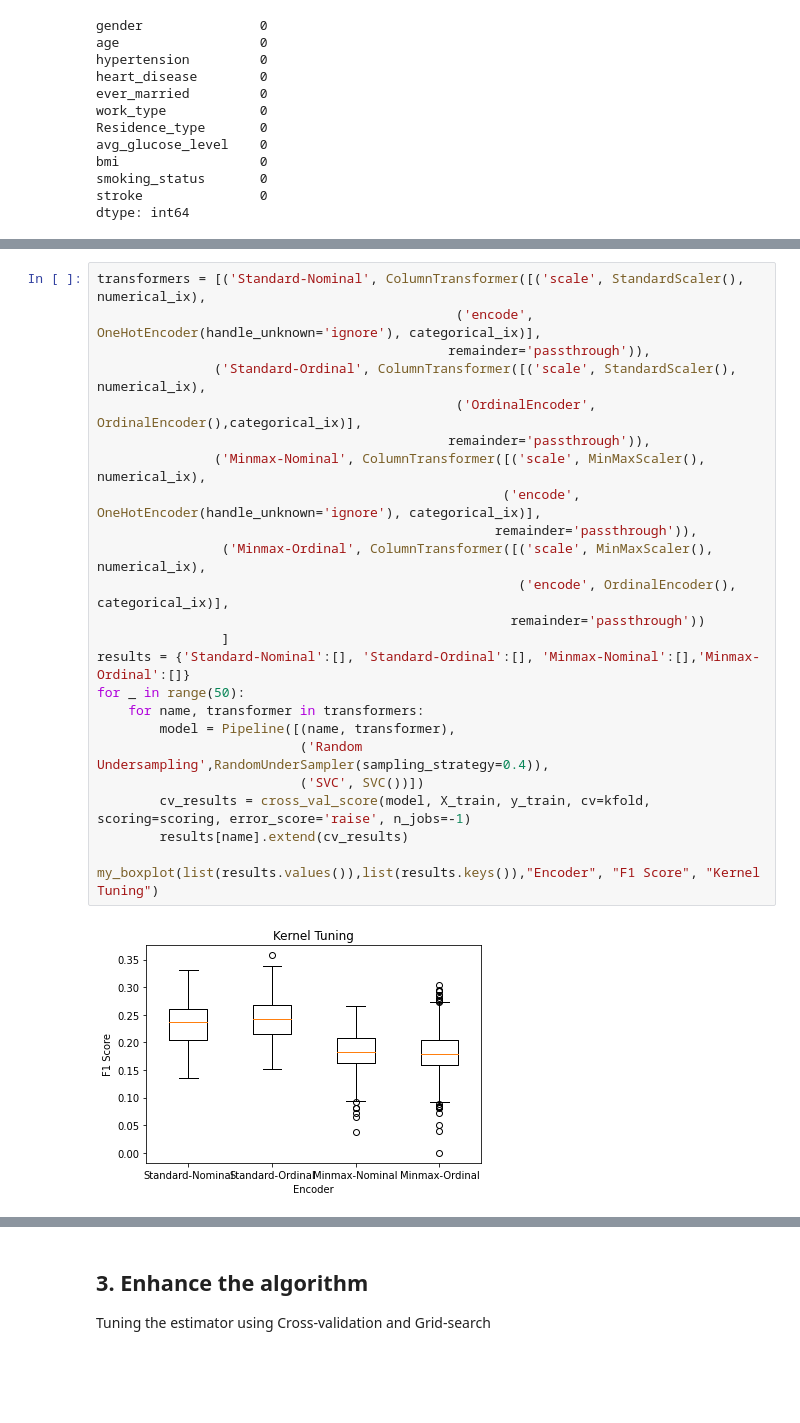
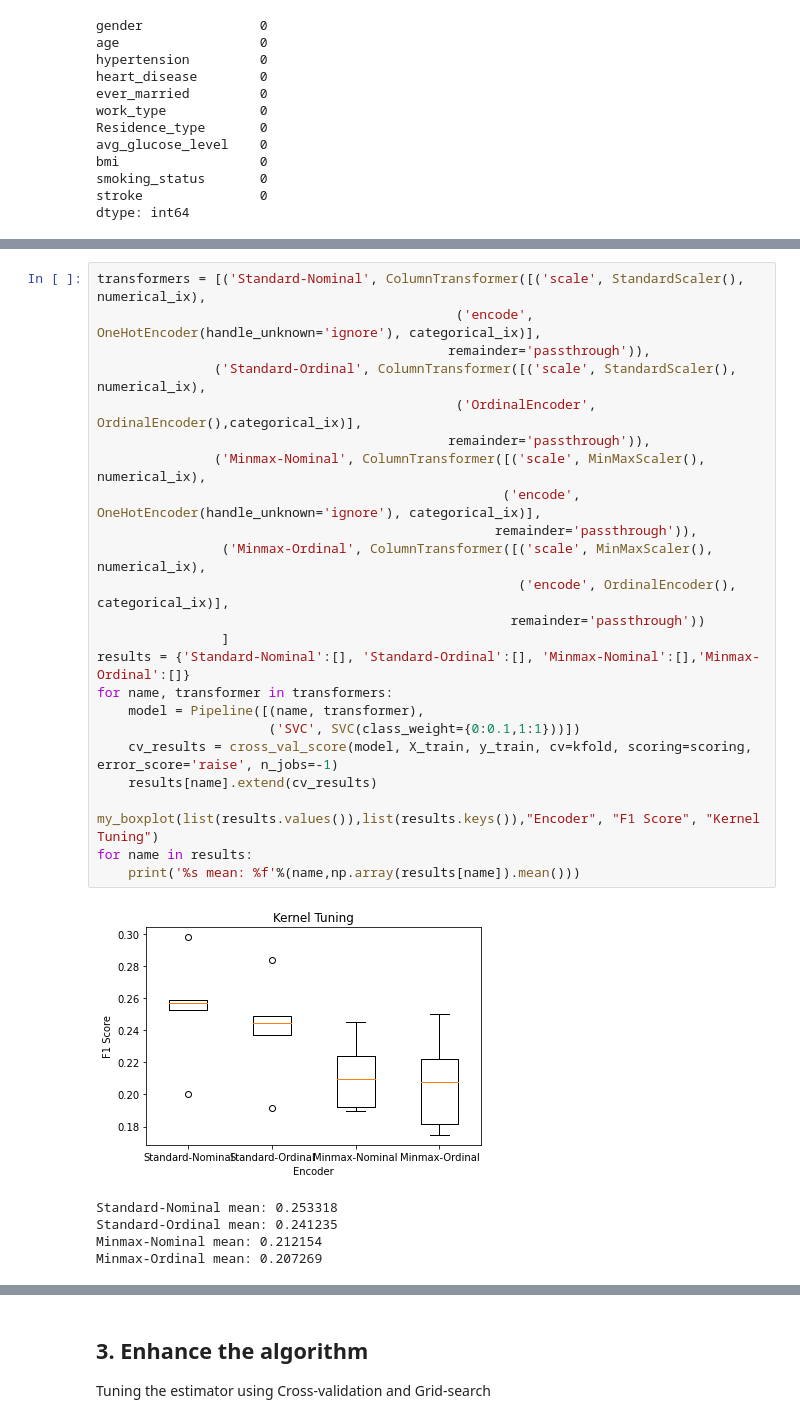
Before and after one commit to LapTQ/IT31903_123220_Group18_Stroke-prediction, a Jupyter notebook: svm.ipynb, the cells around one changed output, grey strips where cells are left out. Drawn from its saved outputs; the diff is of its cells as text; blank space fills up the shorter version.

```diff
--- a/svm.ipynb
+++ b/svm.ipynb
@@ -187,26 +202,30 @@ data. There are 2 numerical types that can be converted to from categorical data
 # %%
 transformers = [('Standard-Nominal', ColumnTransformer([('scale', StandardScaler(), numerical_ix),
                                               ('encode', OneHotEncoder(handle_unknown='ignore'), categorical_ix)],
                                              remainder='passthrough')),
                ('Standard-Ordinal', ColumnTransformer([('scale', StandardScaler(), numerical_ix),
                                               ('OrdinalEncoder', OrdinalEncoder(),categorical_ix)],
                                              remainder='passthrough')),
                ('Minmax-Nominal', ColumnTransformer([('scale', MinMaxScaler(), numerical_ix),
                                                     ('encode', OneHotEncoder(handle_unknown='ignore'), categorical_ix)],
                                                    remainder='passthrough')),
                 ('Minmax-Ordinal', ColumnTransformer([('scale', MinMaxScaler(), numerical_ix),
                                                       ('encode', OrdinalEncoder(), categorical_ix)],
                                                      remainder='passthrough'))
                 ]
 results = {'Standard-Nominal':[], 'Standard-Ordinal':[], 'Minmax-Nominal':[],'Minmax-Ordinal':[]}
-for _ in range(50):
-    for name, transformer in transformers:
-        model = Pipeline([(name, transformer),
-                          ('Random Undersampling',RandomUnderSampler(sampling_strategy=0.4)),
-                          ('SVC', SVC())])
-        cv_results = cross_val_score(model, X_train, y_train, cv=kfold, scoring=scoring, error_score='raise', n_jobs=-1)
-        results[name].extend(cv_results)
+for name, transformer in transformers:
+    model = Pipeline([(name, transformer),
+                      ('SVC', SVC(class_weight={0:0.1,1:1}))])
+    cv_results = cross_val_score(model, X_train, y_train, cv=kfold, scoring=scoring, error_score='raise', n_jobs=-1)
+    results[name].extend(cv_results)
 
 my_boxplot(list(results.values()),list(results.keys()),"Encoder", "F1 Score", "Kernel Tuning")
+for name in results:
+    print('%s mean: %f'%(name,np.array(results[name]).mean()))
 # %% [output]
-[figure, old version]
+[figure, new version]
+Standard-Nominal mean: 0.253318
+Standard-Ordinal mean: 0.241235
+Minmax-Nominal mean: 0.212154
+Minmax-Ordinal mean: 0.207269
```
Also changed, not shown: parts of 31 cells of this notebook.
